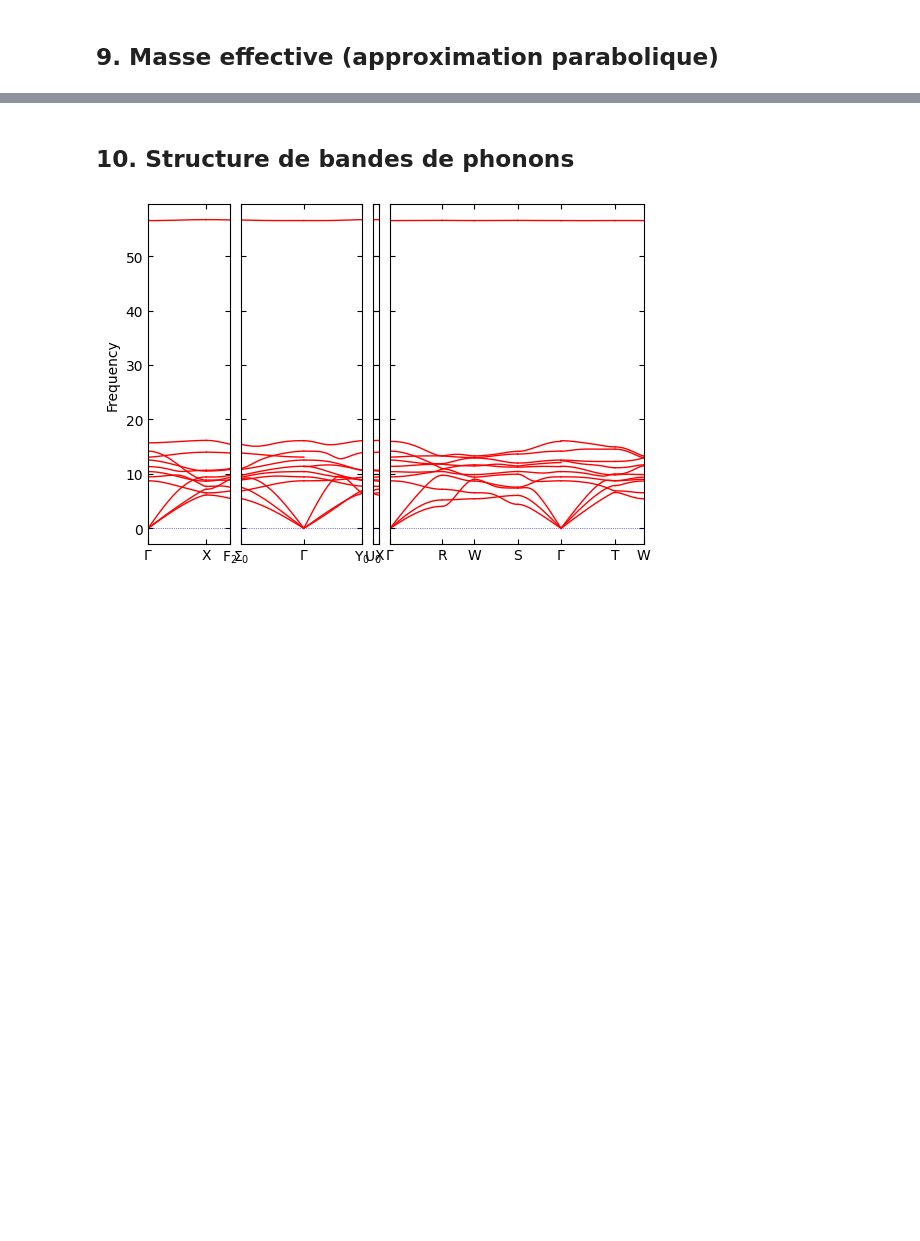
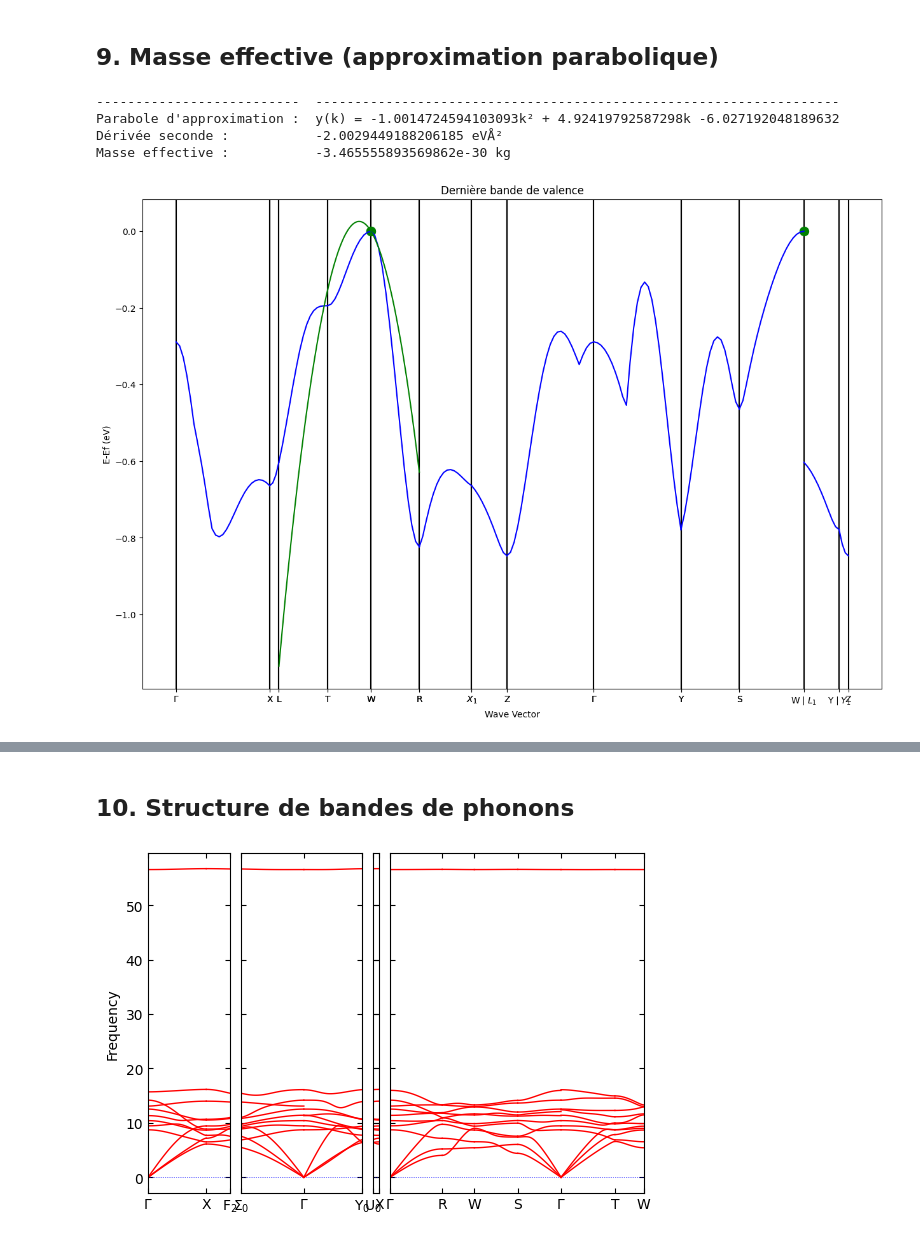
Before and after one commit to yousyou/Projet-LMAPR1492, a Jupyter notebook: notebook_materiaux.ipynb, the cells around one changed output, grey strips where cells are left out. Cells and saved outputs as stored; diff of their text form; code cells hidden in the pictures; blank space fills up the shorter version.

```diff
--- a/notebook_materiaux.ipynb
+++ b/notebook_materiaux.ipynb
@@ -213,11 +370,59 @@ Bande interdite: {'direct': False, 'transition': 'W-\\Gamma', 'energy': 3.2727}
 # %% [markdown]
 ## 9. Masse effective (approximation parabolique)
 # %%
-# Exemple conceptuel
-# m* = ħ² / (d²E/dk²)
+# constantes importantes
+hbar2 = ((6.62607004*10**(-34))/(2*np.pi))**2
+electronvolt = 1.602176634*10**(-19)
+angstrom = 10**(-10)
 
-import scipy.constants as const
+#plot de la dernière bande de valence et des VBM
+fig,ax = plt.subplots(1,1,figsize=[15,10])
+for i in range(len(distance)):
+    plt.axvline(distance[i],0,color="black")
+for i in range(len(vbm_points)):
+    (a,b) = vbm_points[i]
+    plt.plot(a,b,'og',markersize=10)
+for i in range(len(distances)):
+    plt.plot(distances[i],energy['1'][i][vbm_idx],'b')
+ax.set_xticks(distance)
+ax.set_xticklabels(labels)
+ax.set_xlabel('Wave Vector')
+ax.set_ylabel('E-Ef (eV)')
+plt.title('Dernière bande de valence')
 
-hbar = const.hbar
+#calcul de la parabole d'approximation aux alentours du VBM
+# On cherche le segment contenant le VBM
+vbm_k = vbm_points[0][0]  # position k du VBM
+vbm_seg = 0
+for i in range(len(distances)):
+    if distances[i][0] <= vbm_k <= distances[i][-1]:
+        vbm_seg = i
+        break
 
-# Calcul numérique à compléter
+seg_prev = max(0, vbm_seg - 1)
+seg_next = min(len(distances)-1, vbm_seg + 1)
+
+ks = np.zeros(3)
+es = np.zeros(3)
+(ks[1],es[1]) = vbm_points[0]
+(ks[0],es[0]) = (distances[seg_prev][-2], energy['1'][seg_prev][vbm_idx][-2])
+(ks[2],es[2]) = (distances[seg_next][2],  energy['1'][seg_next][vbm_idx][2])
+a = np.polyfit(ks,es,2)
+
+#affichage des résultats
+# calcul: E(k) approximée par la parabole, E(k) = a[0]k^2 + a[1]k + a[2] donc E''(k) = 2*a[0]
+# Masse effective: m* = ħ² / (d²E/dk²) = ħ² / (2*a[0]) (en eV·Å², à convertir en kg)
+print(tabulate([["Parabole d'approximation : ","y(k) = "+str(a[0])+"k\u00b2 + "+str(a[1])+"k "+str(a[2])],
+                ["Dérivée seconde : ",str(2*a[0])+" eV\u212b\u00b2"],
+                ["Masse effective : ",str(hbar2/(2*a[0]*electronvolt*(angstrom)**2))+" kg"]],
+                headers=["",""]))
+print("\n")
+x = np.linspace(distances[seg_prev][0],distances[seg_next][-1],1000)
+plt.plot(x,np.polyval(a,x),'g')
+plt.show()
+# %% [output]
+--------------------------  -------------------------------------------------------------------
+Parabole d'approximation :  y(k) = -1.0014724594103093k² + 4.92419792587298k -6.027192048189632
+Dérivée seconde :           -2.0029449188206185 eVÅ²
+Masse effective :           -3.465555893569862e-30 kg
+[figure, added]
```
Also changed, not shown: parts of 7 cells of this notebook.
